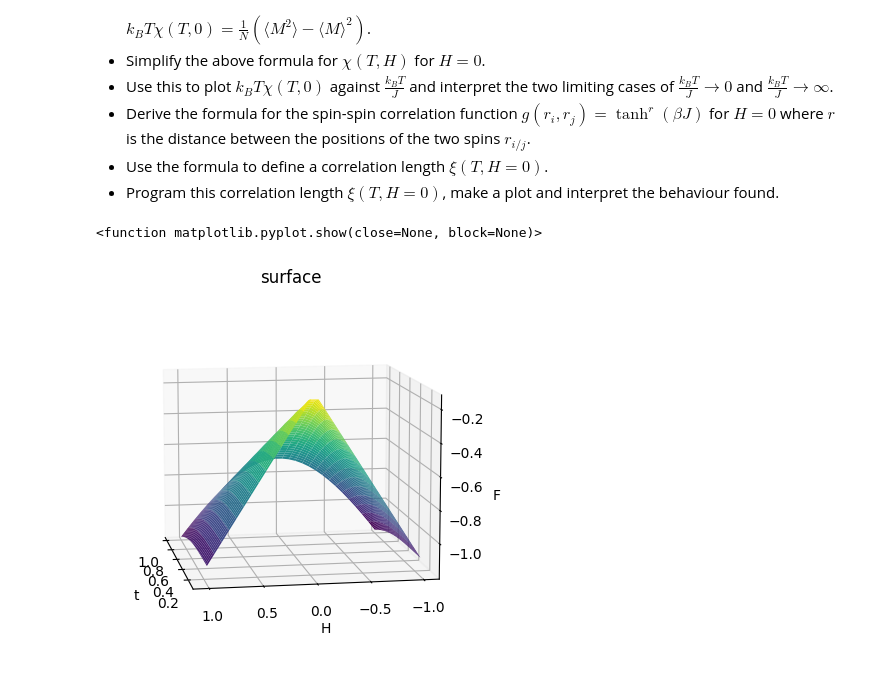
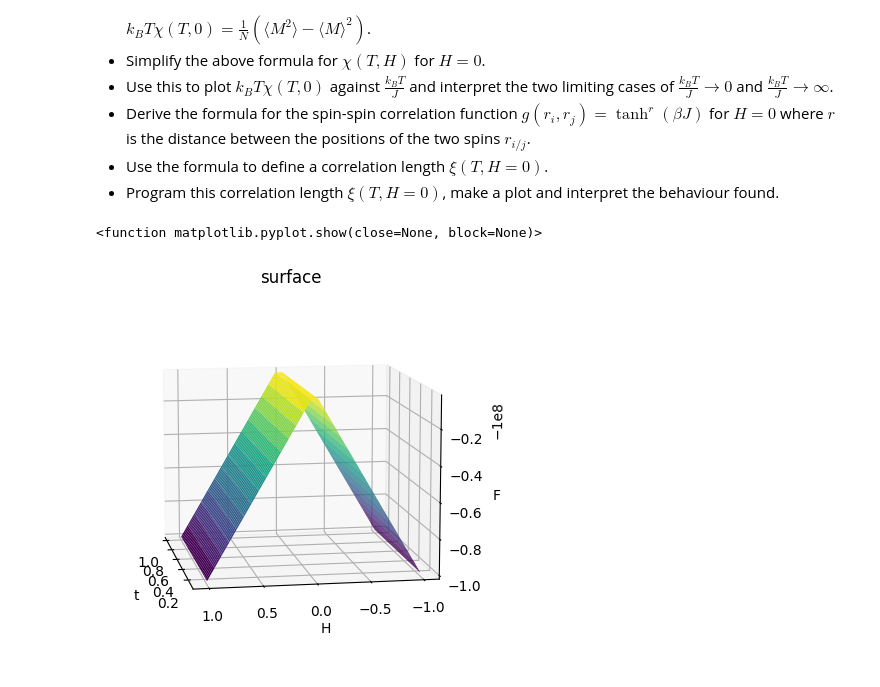
Before and after one commit to EfremCarnate/PythonThings, a Jupyter notebook: Extra/Ising_FreeEnergy.ipynb, the cells around one changed output. Drawn from its saved outputs; the diff is of its cells as text; code cells hidden in the pictures.

```diff
--- a/Extra/Ising_FreeEnergy.ipynb
+++ b/Extra/Ising_FreeEnergy.ipynb
@@ -40,10 +40,23 @@ import random as ran
 
 # note: we set t = k_B T
 #interaction strength
-J = 0.1
+J = 100000000
 
 def free_energy_1D(t,H,J):
     return -t*(J/t + np.log(np.cosh(H/t) + np.sqrt(np.sinh(H/t)**2 + np.exp(-4.*J/t))))
+
+#magnetization
+def magnet(t, H, J):
+    M = np.sqrt(np.sinh(H/t)**2 + np.exp(-4.*J/t))
+    M = (np.sinh(H/t)**2)/M
+    return M
+
+#susceptibility
+def sus(t, H, J):
+    S = (np.sinh(H/t)**2 + np.exp(-4.*J/t))**(3/2)
+    S = (np.cosh(H/t) * np.exp(-4.*J/t))/S
+    S = (1/t)*S
+    return S
 
 t = np.linspace(0.1, 1, 30)
 h = np.linspace(-1, 1, 30)
@@ -52,34 +65,34 @@ T, H = np.meshgrid(t, h)
 F = free_energy_1D(T, H, J)
 
 #fig = plt.figure()
 #ax = plt.axes(projection='3d')
 #ax.contour3D(T, H, F, 50, cmap='binary')
 #ax.set_xlabel('t')
 #ax.set_ylabel('H')
 #ax.set_zlabel('F')
 
 
 fig = plt.figure()
 ax = plt.axes(projection='3d')
 #ax.plot_wireframe(T, H, F, color='black')
 #ax.set_title('wireframe')
 ax.view_init(10, 170)
 ax.set_xlabel('t')
 ax.set_ylabel('H')
 ax.set_zlabel('F')
 
 
 
 
 ax.plot_surface(T, H, F, rstride=1, cstride=1,
                 cmap='viridis', edgecolor='none')
 ax.set_title('surface');
 #ax.view_init(10, 140)
 
 plt.show
 # %% [output]
 <function matplotlib.pyplot.show(close=None, block=None)>
-[figure, old version]
+[figure, new version]
 # %%
 #2D projection
 t = np.linspace(0.01, 1, 100)
```
Also changed, not shown: parts of 4 cells of this notebook, 14 other files.
